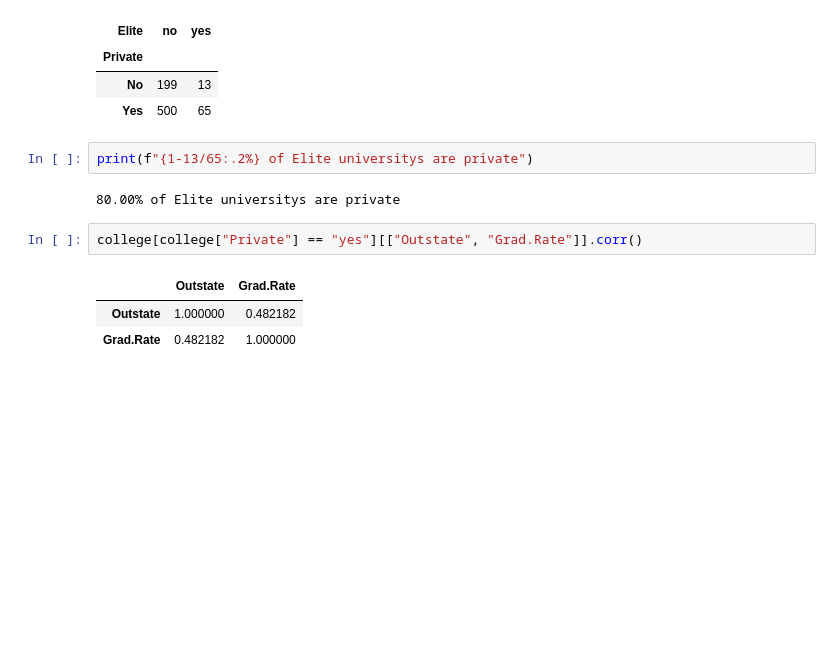
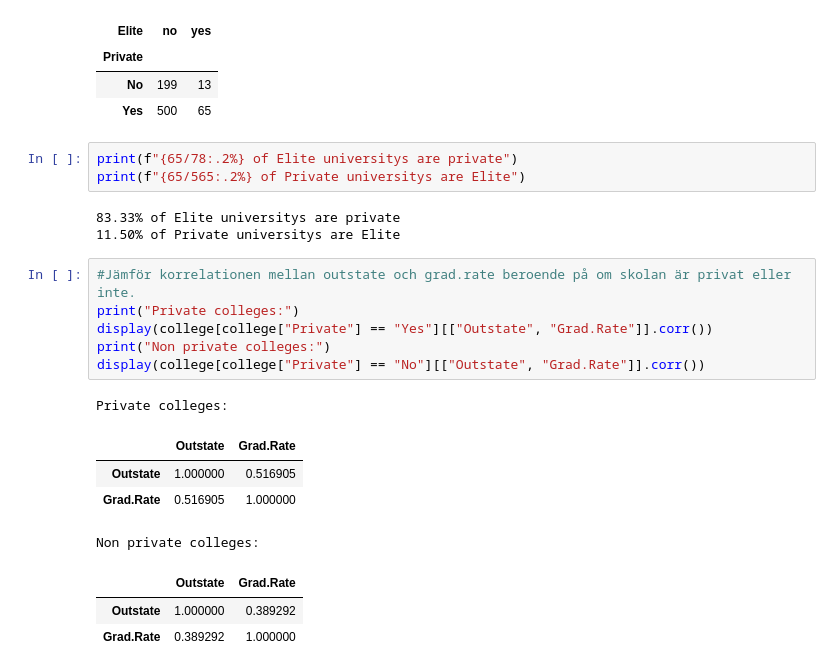
Before and after one commit to AdrianSSkog/Databehandling_AdrianSoderbergSkog, a Jupyter notebook: Labs/labb.ipynb, the cells around one changed output. Cells and saved outputs as stored; diff of their text form; blank space fills up the shorter version.

```diff
--- a/Labs/labb.ipynb
+++ b/Labs/labb.ipynb
@@ -132,13 +155,24 @@ pd.crosstab(college["Private"], college["Elite"])
 | No | 199 | 13 |
 | Yes | 500 | 65 |
 # %%
-print(f"{1-13/65:.2%} of Elite universitys are private")
+print(f"{65/78:.2%} of Elite universitys are private")
+print(f"{65/565:.2%} of Private universitys are Elite")
 # %% [output]
-80.00% of Elite universitys are private
+83.33% of Elite universitys are private
+11.50% of Private universitys are Elite
 # %%
-college[college["Private"] == "yes"][["Outstate", "Grad.Rate"]].corr()
+#Jämför korrelationen mellan outstate och grad.rate beroende på om skolan är privat eller inte.
+print("Private colleges:")
+display(college[college["Private"] == "Yes"][["Outstate", "Grad.Rate"]].corr())
+print("Non private colleges:")
+display(college[college["Private"] == "No"][["Outstate", "Grad.Rate"]].corr())
 # %% [output]
+Private colleges:
 |  | Outstate | Grad.Rate |
-| Outstate | 1.000000 | 0.482182 |
-| Grad.Rate | 0.482182 | 1.000000 |
+| Outstate | 1.000000 | 0.516905 |
+| Grad.Rate | 0.516905 | 1.000000 |
+Non private colleges:
+|  | Outstate | Grad.Rate |
+| Outstate | 1.000000 | 0.389292 |
+| Grad.Rate | 0.389292 | 1.000000 |
 # %%
```
Also changed, not shown: parts of 9 cells of this notebook, 1 other file.
